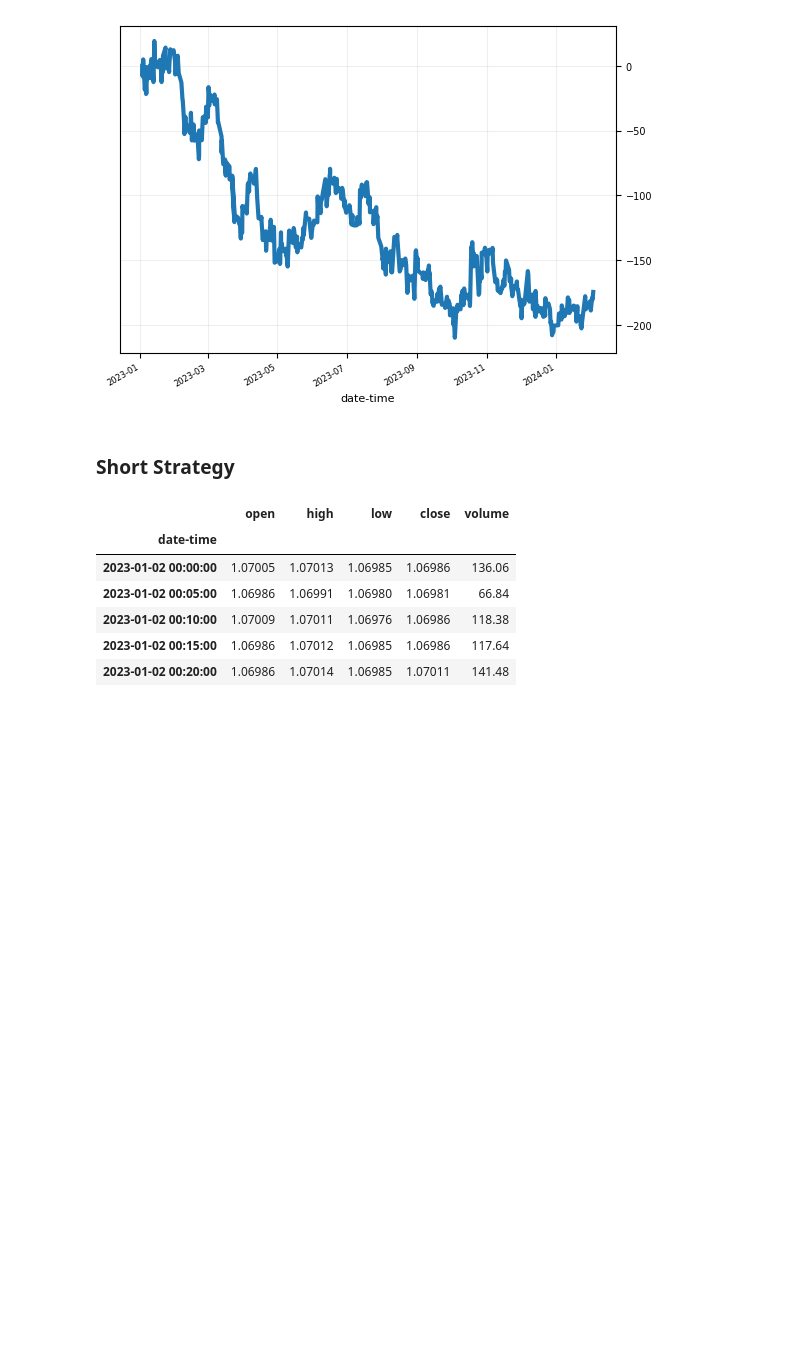
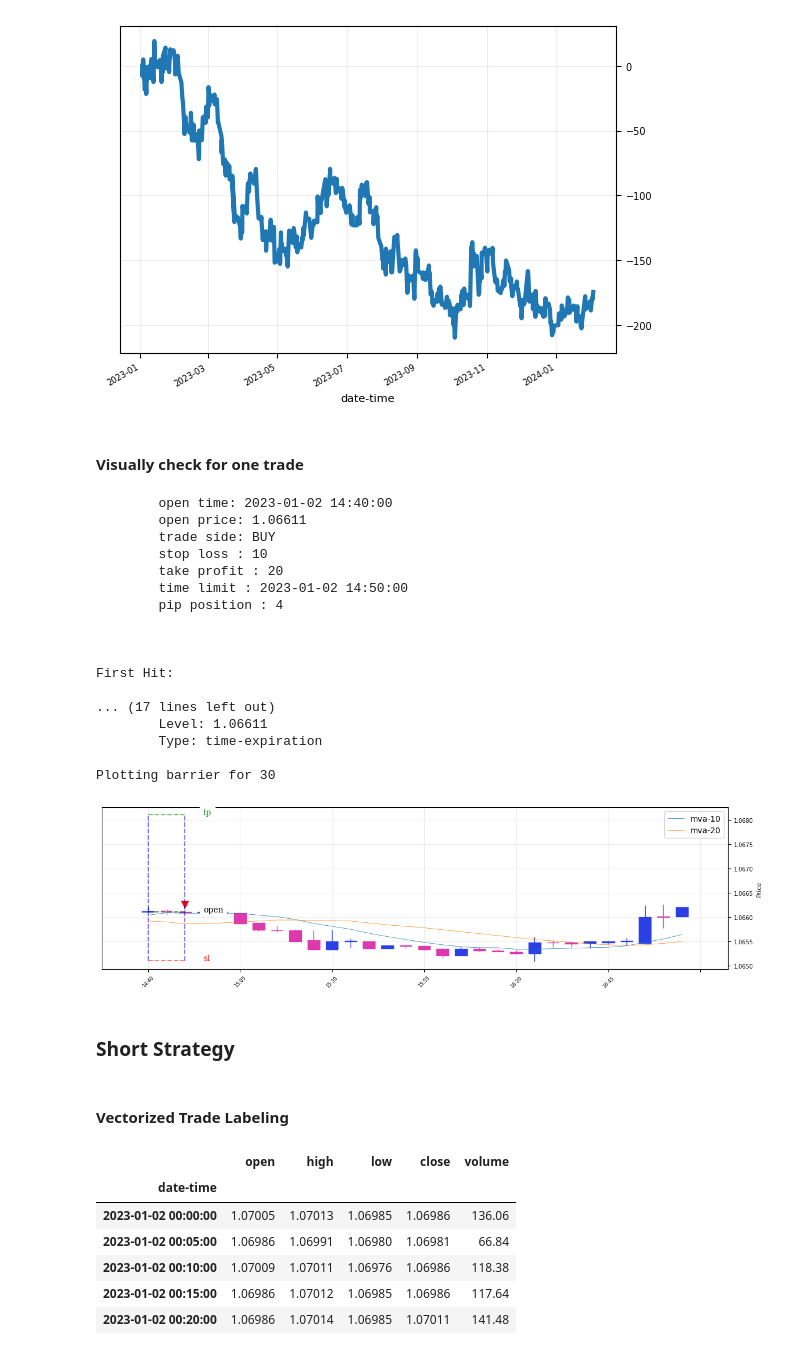
Before and after one commit to mchiuminatto/triple_barrier, a Jupyter notebook: docs/examples/Apply Scenarios.ipynb, the cells around one changed output. Drawn from its saved outputs; the diff is of its cells as text; code cells hidden in the pictures; blank space fills up the shorter version.

```diff
--- a/docs/examples/Apply Scenarios.ipynb
+++ b/docs/examples/Apply Scenarios.ipynb
@@ -17,6 +21,7 @@ from triple_barrier.trading import TradingParameters
 FAST_PERIODS: int = 10
 COLUMNS = ["date-time", "open", "high", "low", "close", "volume"]
 SLOW_PERIODS: int = 20
+PIP_DECIMAL_POSITION = 4
 # %% [markdown]
 # Using triple barrier from pandas apply
 # %% [markdown]
@@ -68,3 +79,7 @@ For closing there will be a few cases that will be setup using the triple barrie
+# %%
+STOP_LOSS_WIDTH = 10
+TAKE_PROFIT_WIDTH = 20
+TRADE_PERIODS = 2
 # %%
 price = pd.read_csv("../../tests/data/EURUSD_5 Mins_Ask_2023.01.02_2024.02.02.csv", parse_dates=True, names=COLUMNS, index_col="date-time", header=0)
 price.head()
@@ -141,5 +154,59 @@ trades["profit"].cumsum().plot()
 # %% [output]
 <Axes: xlabel='date-time'>
 [figure]
+# %% [markdown]
+#### Visually check for one trade
+# %%
+box_setup = Orders()
+
+box_setup.open_time = "2023-01-02 14:40:00"
+box_setup.open_price = price.loc[box_setup.open_time]["open"]
+box_setup.take_profit_width = TAKE_PROFIT_WIDTH
+box_setup.stop_loss_width = STOP_LOSS_WIDTH
+box_setup.time_limit = price[box_setup.open_time:].index[TRADE_PERIODS]
+box_setup.trade_side = TradeSide.BUY
+box_setup.pip_decimal_position = PIP_DECIMAL_POSITION
+
+print(box_setup)
+
+trade_labeler = Labeler(open_price=price.open,
+                               high_price=price.high,
+                               low_price=price.low,
+                               close_price=price.close,
+                               box_setup=box_setup)
+orders_hit = trade_labeler.compute()
+print(orders_hit)
+
+plot_tb = PlotTripleBarrier(price.open,
+                           price.high,
+                           price.low,
+                           price.close,
+                           4,
+                           periods_to_plot=30,
+                           overlay_features=[ price["mva-10"], price["mva-20"] ]
+                           )
+
+plot_tb.plot_multi_barrier(trade_labeler)
+# %% [output]
+        open time: 2023-01-02 14:40:00
+        open price: 1.06611
+        trade side: BUY
+        stop loss : 10
+        take profit : 20
+        time limit : 2023-01-02 14:50:00
+        pip position : 4
+
+
+
+First Hit:
+
+... (17 lines left out)
+        Level: 1.06611
+        Type: time-expiration
+
+Plotting barrier for 30
+[figure, added]
 # %% [markdown]
 ### Short Strategy
+# %% [markdown]
+#### Vectorized Trade Labeling
```
Also changed, not shown: parts of 38 cells of this notebook, 11 other files.
